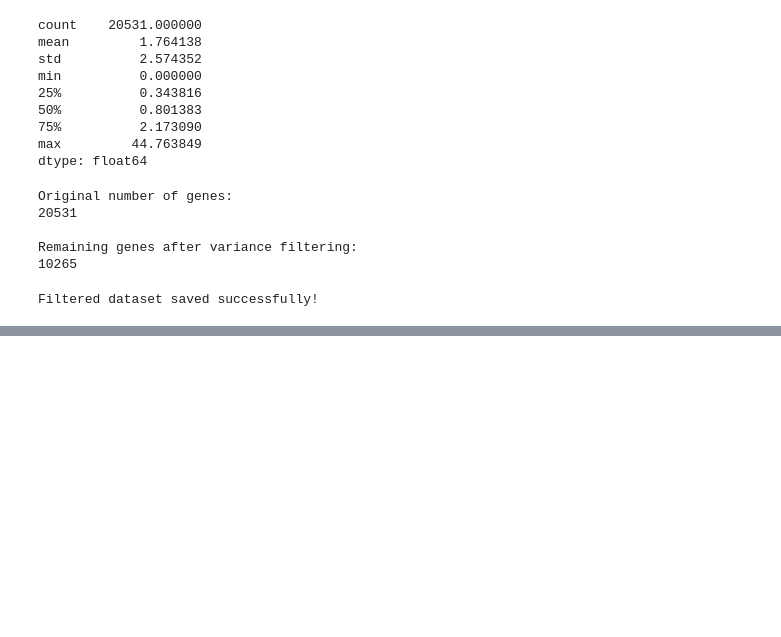
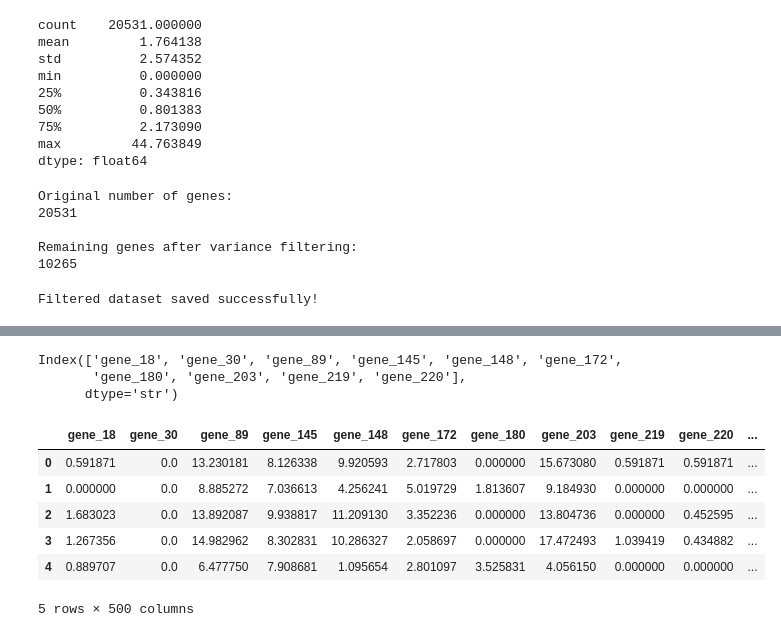
Before and after one commit to arahandoshi/computational-biology-cancer-classification, a Jupyter notebook: notebooks/04_Feature_Engineering.ipynb, the cells around one changed output, grey strips where cells are left out. Drawn from its saved outputs; the diff is of its cells as text; code cells hidden in the pictures; blank space fills up the shorter version.

```diff
--- a/notebooks/04_Feature_Engineering.ipynb
+++ b/notebooks/04_Feature_Engineering.ipynb
@@ -126,0 +146,4 @@ Filtered dataset saved successfully!
+# %%
+X_variance_filtered = filtered_expression_df
+
+y = labels_df["Class"]
@@ -126,0 +160,25 @@ Filtered dataset saved successfully!
+# %%
+selected_gene_names = X_variance_filtered.columns[
+    selector.get_support()
+]
+
+selected_gene_names[:10]
+# %% [output]
+Index(['gene_18', 'gene_30', 'gene_89', 'gene_145', 'gene_148', 'gene_172',
+       'gene_180', 'gene_203', 'gene_219', 'gene_220'],
+      dtype='str')
+# %%
+anova_selected_df = pd.DataFrame(
+    X_selected,
+    columns=selected_gene_names
+)
+
+anova_selected_df.head()
+# %% [output]
+|  | gene_18 | gene_30 | gene_89 | gene_145 | gene_148 | gene_172 | gene_180 | gene_203 | gene_219 | gene_220 | ... |
+| 0 | 0.591871 | 0.0 | 13.230181 | 8.126338 | 9.920593 | 2.717803 | 0.000000 | 15.673080 | 0.591871 | 0.591871 | ... |
+| 1 | 0.000000 | 0.0 | 8.885272 | 7.036613 | 4.256241 | 5.019729 | 1.813607 | 9.184930 | 0.000000 | 0.000000 | ... |
+| 2 | 1.683023 | 0.0 | 13.892087 | 9.938817 | 11.209130 | 3.352236 | 0.000000 | 13.804736 | 0.000000 | 0.452595 | ... |
+| 3 | 1.267356 | 0.0 | 14.982962 | 8.302831 | 10.286327 | 2.058697 | 0.000000 | 17.472493 | 1.039419 | 0.434882 | ... |
+| 4 | 0.889707 | 0.0 | 6.477750 | 7.908681 | 1.095654 | 2.801097 | 3.525831 | 4.056150 | 0.000000 | 0.000000 | ... |
+5 rows × 500 columns
```
Also changed, not shown: parts of 12 cells of this notebook, 2 other files.
